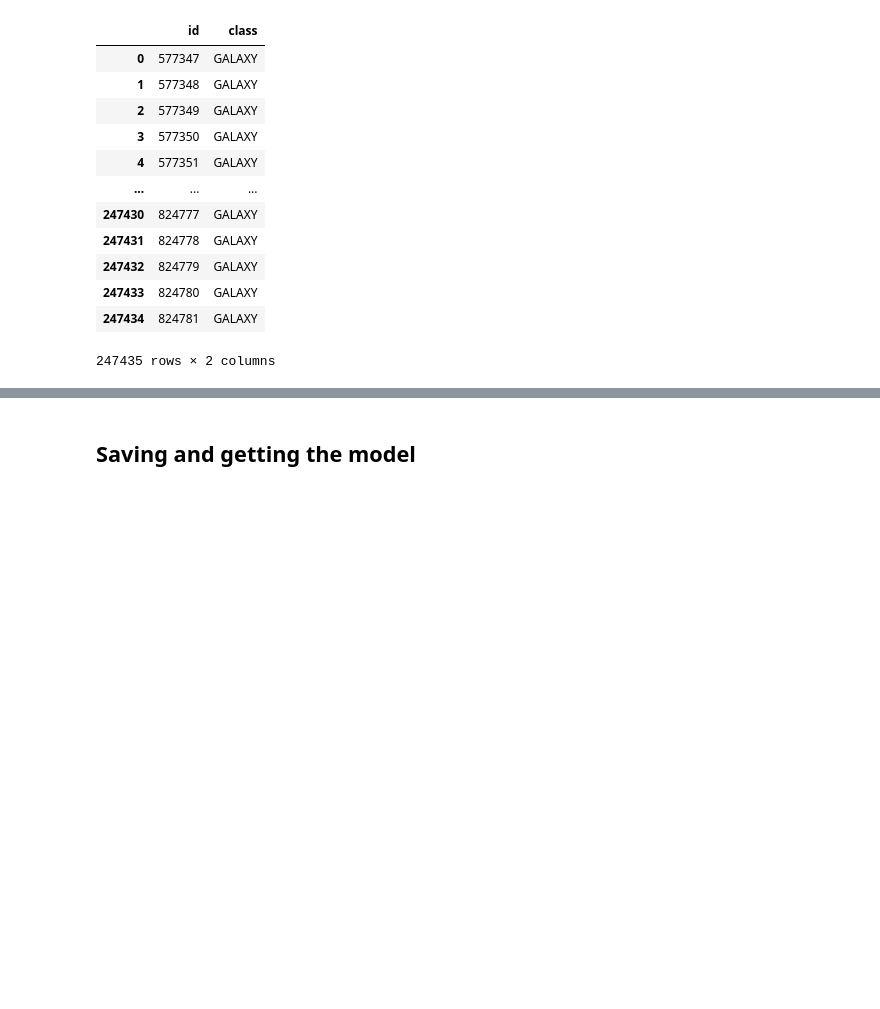
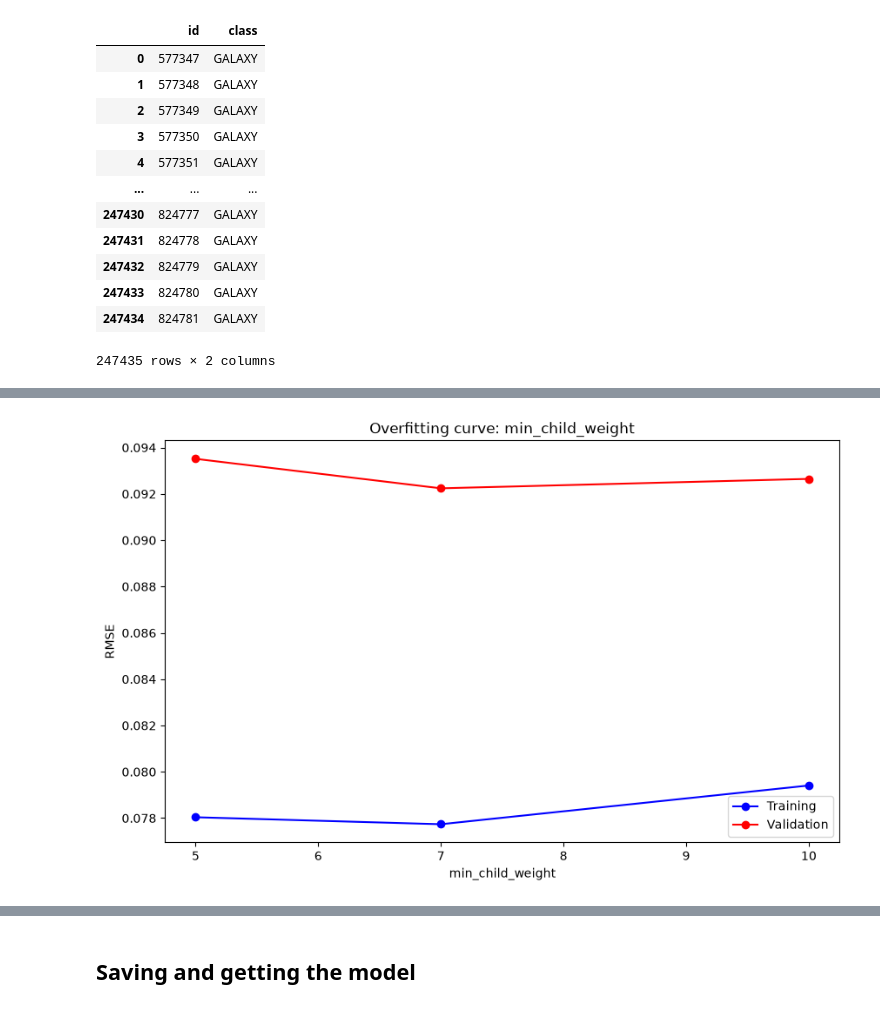
Before and after one commit to theju-bot/ml, a Jupyter notebook: 6 - predicting_stellar_class.ipynb, the cells around one changed output, grey strips where cells are left out. Cells and saved outputs as stored; diff of their text form; code cells hidden in the pictures; blank space fills up the shorter version.

```diff
--- a/6 - predicting_stellar_class.ipynb
+++ b/6 - predicting_stellar_class.ipynb
@@ -407,0 +461,5 @@ sample_submission
+# %%
+%%time
+
+test_param_and_plot(XGBClassifier, 'min_child_weight', [ 5, 7, 10], **params) # min children to branch
+# %% [output]
@@ -407,0 +468 @@ sample_submission
+[figure, added]
```
Also changed, not shown: parts of 33 cells of this notebook, 2 other files.
